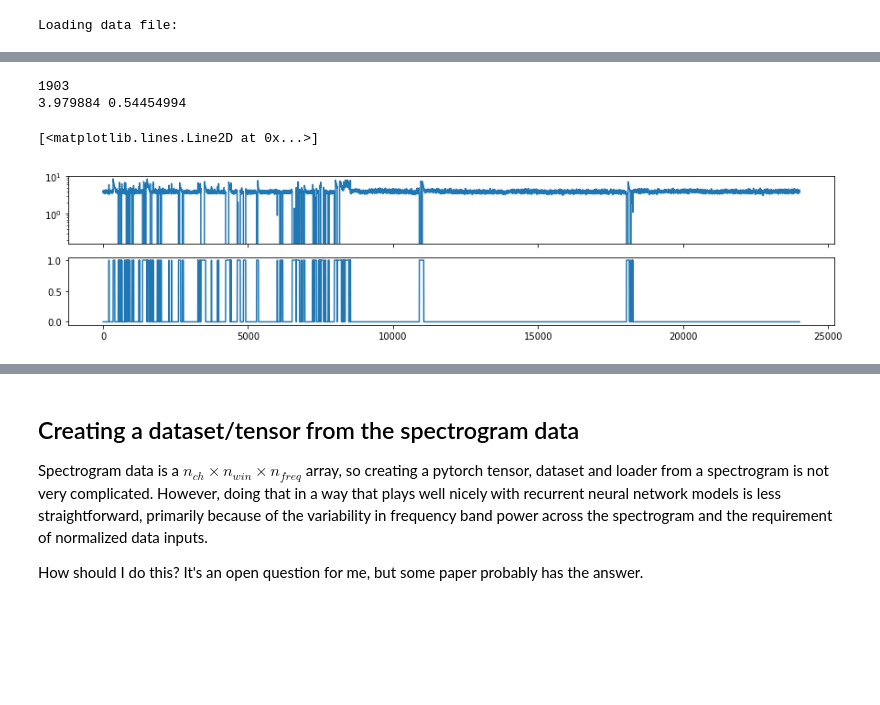
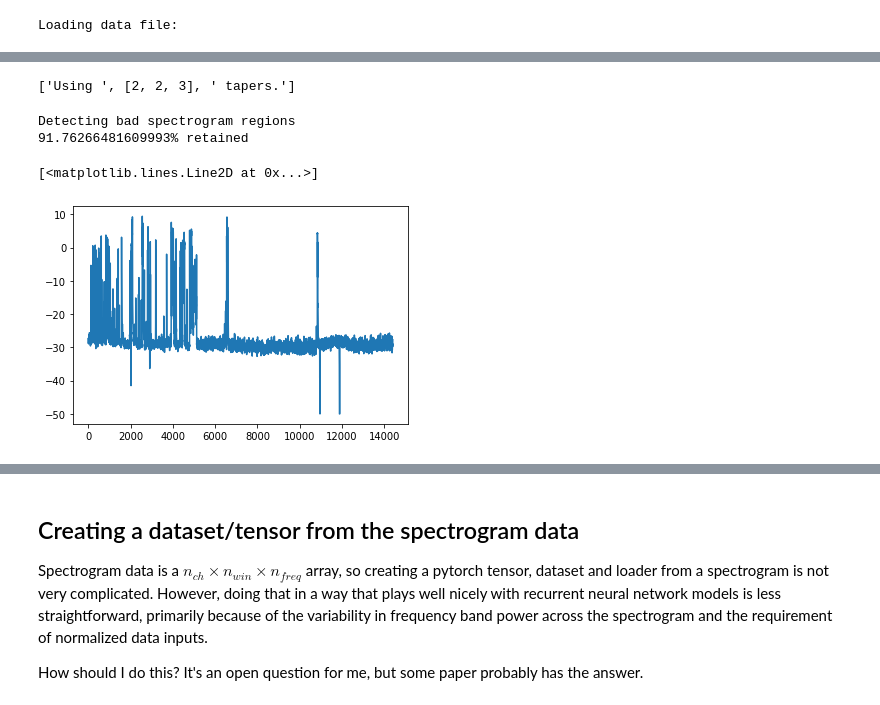
Before and after one commit to m-nolan/ecog_is2s, a Jupyter notebook: notebooks/ECoG_1ch_SG_prediction_range-unnormalized_20200625.ipynb, the cells around one changed output, grey strips where cells are left out. Saved outputs shown, nothing was run; the diff lists cells and outputs as text; code cells hidden in the pictures; blank space fills up the shorter version.

```diff
--- a/notebooks/ECoG_1ch_SG_prediction_range-unnormalized_20200625.ipynb
+++ b/notebooks/ECoG_1ch_SG_prediction_range-unnormalized_20200625.ipynb
@@ -173,20 +171,29 @@ f_sgram, t_sgram, sgram = datafilter.mt_sgram(data_in,srate_in,win_t,over_t,bw,i
-# %%
-db_power = np.log10(sgram[0,:,:].sum(axis=0))
-db_inf_power_idx = db_power == -np.inf
-print(db_inf_power_idx.sum())
-db_power_mean = db_power[np.logical_not(db_inf_power_idx)].mean()
-db_power_std = db_power[np.logical_not(db_inf_power_idx)].std()
-print(db_power_mean,db_power_std)
-db_outofrange_power = np.logical_or(db_power < db_power_mean - 2.0*db_power_std
-                                   ,db_power > db_power_mean + 2.0*db_power_std)
-bad_sgram_idx = np.logical_or(db_inf_power_idx,db_outofrange_power)
-f,ax=plt.subplots(2,1,figsize=(15,3),sharex=True)
-ax[0].plot(db_power)
-ax[0].set_yscale('log')
-ax[1].plot(bad_sgram_idx)
-# %% [output]
-1903
-3.979884 0.54454994
-[<matplotlib.lines.Line2D at 0x...>]
-[figure, removed]
+# %%
+# compute data spectrogram
+tapers = [2,1];
+dn = 0.5;
+# T = 60
+sgram, f_sgram, ti, err = tfspec(data_in, tapers=tapers, sampling=srate_down, dn=dn,fk=(0,120), contflag=False);
+t_sgram = ti/srate_down
+# %% [output]
+['Using ', [2, 2, 3], ' tapers.']
+# %%
+# filter bad regions by spectrogram power
+print('Detecting bad spectrogram regions')
+db_power = np.clip(10*np.ma.log10(sgram).mean(axis=-1)[0,:],a_min=-50,a_max=np.inf)
+db_power_mean = db_power.mean()
+db_power_std = db_power.std()
+std_k = 1
+bad_sgram_idx = (db_power.data < db_power_mean - std_k*db_power_std) | \
+                (db_power.data > db_power_mean + std_k*db_power_std) | \
+                (db_power.mask)
+print('{}% retained'.format(100-bad_sgram_idx.mean()*100))
+# %% [output]
+Detecting bad spectrogram regions
+91.76266481609993% retained
+# %%
+plt.plot(db_power)
+# %% [output]
+[<matplotlib.lines.Line2D at 0x...>]
+[figure, added]
 # %%
```
Also changed, not shown: parts of 24 cells of this notebook.
